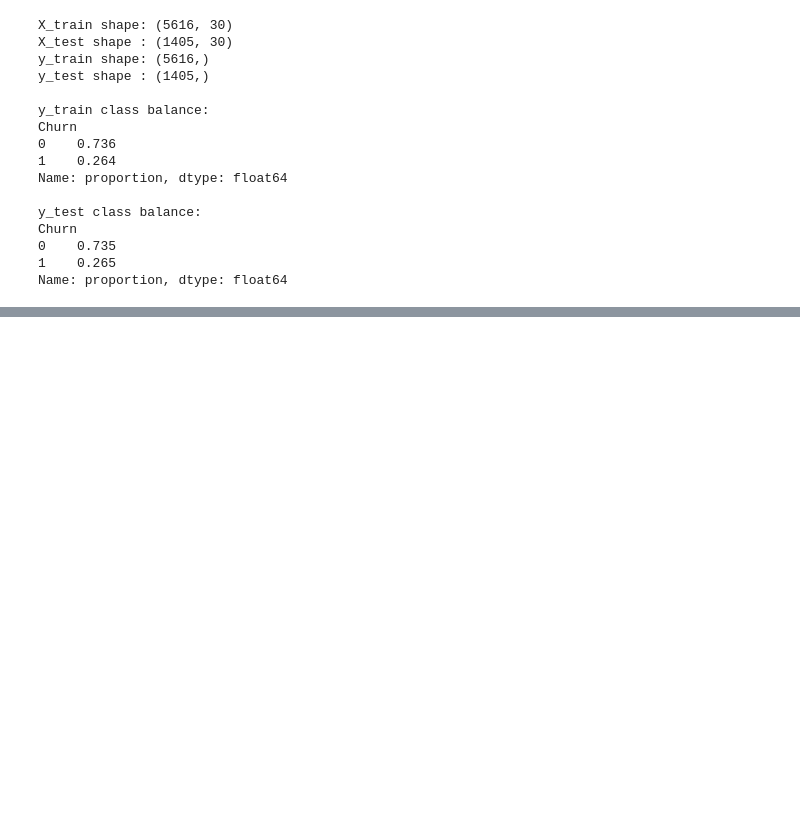
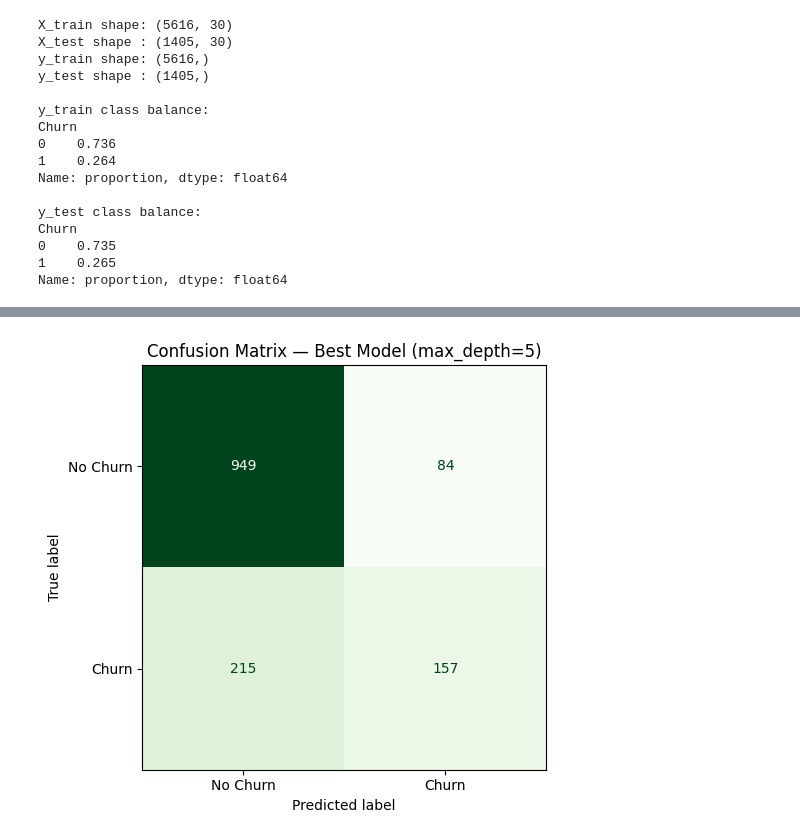
Before and after one commit to Shahrukh-aidev/machine-learning-journey, a Jupyter notebook: ML_Lab_3.ipynb, the cells around one changed output, grey strips where cells are left out. Saved outputs shown, nothing was run; the diff lists cells and outputs as text; code cells hidden in the pictures; blank space fills up the shorter version.

```diff
--- a/ML_Lab_3.ipynb
+++ b/ML_Lab_3.ipynb
@@ -155,0 +323,35 @@ Name: proportion, dtype: float64
+# %%
+# ── Select Best Depth & Retrain ───────────────────────────────────────
+best_depth = 5
+dt_best = DecisionTreeClassifier(max_depth=best_depth, random_state=42)
+dt_best.fit(X_train, y_train)
+
+y_pred_best_train = dt_best.predict(X_train)
+y_pred_best_test  = dt_best.predict(X_test)
+
+# Full evaluation metrics
+acc  = accuracy_score(y_test, y_pred_best_test)
+prec = precision_score(y_test, y_pred_best_test)
+rec  = recall_score(y_test, y_pred_best_test)
+f1   = f1_score(y_test, y_pred_best_test)
+
+print("=" * 45)
+print("   Best Model (max_depth=5) — Test Metrics")
+print("=" * 45)
+print(f"  Accuracy  : {acc:.4f}")
+print(f"  Precision : {prec:.4f}")
+print(f"  Recall    : {rec:.4f}")
+print(f"  F1-Score  : {f1:.4f}")
+print("=" * 45)
+
+print("\nClassification Report:")
+print(classification_report(y_test, y_pred_best_test,
+                            target_names=['No Churn', 'Churn']))
+
+# Baseline vs Best comparison
+print("\n── Comparison: Baseline vs Best ──────────────────")
+print(f"{'Metric':<15} {'Baseline':>10} {'Best (d=5)':>12}")
+print("-" * 40)
+print(f"{'Train Acc':<15} {train_acc_baseline:>10.4f} {accuracy_score(y_train, y_pred_best_train):>12.4f}")
+print(f"{'Test Acc':<15} {test_acc_baseline:>10.4f} {acc:>12.4f}")
+print(f"{'F1 (Churn)':<15} {0.4914:>10.4f} {f1:>12.4f}")
@@ -155,0 +376,12 @@ Name: proportion, dtype: float64
+# %%
+# ── Confusion Matrix for Best Model ──────────────────────────────────
+cm_best = confusion_matrix(y_test, y_pred_best_test)
+disp = ConfusionMatrixDisplay(confusion_matrix=cm_best,
+                               display_labels=['No Churn', 'Churn'])
+fig, ax = plt.subplots(figsize=(6, 5))
+disp.plot(ax=ax, cmap='Greens', colorbar=False)
+ax.set_title('Confusion Matrix — Best Model (max_depth=5)')
+plt.tight_layout()
+plt.show()
+# %% [output]
+[figure, added]
```
Also changed, not shown: parts of 14 cells of this notebook.
